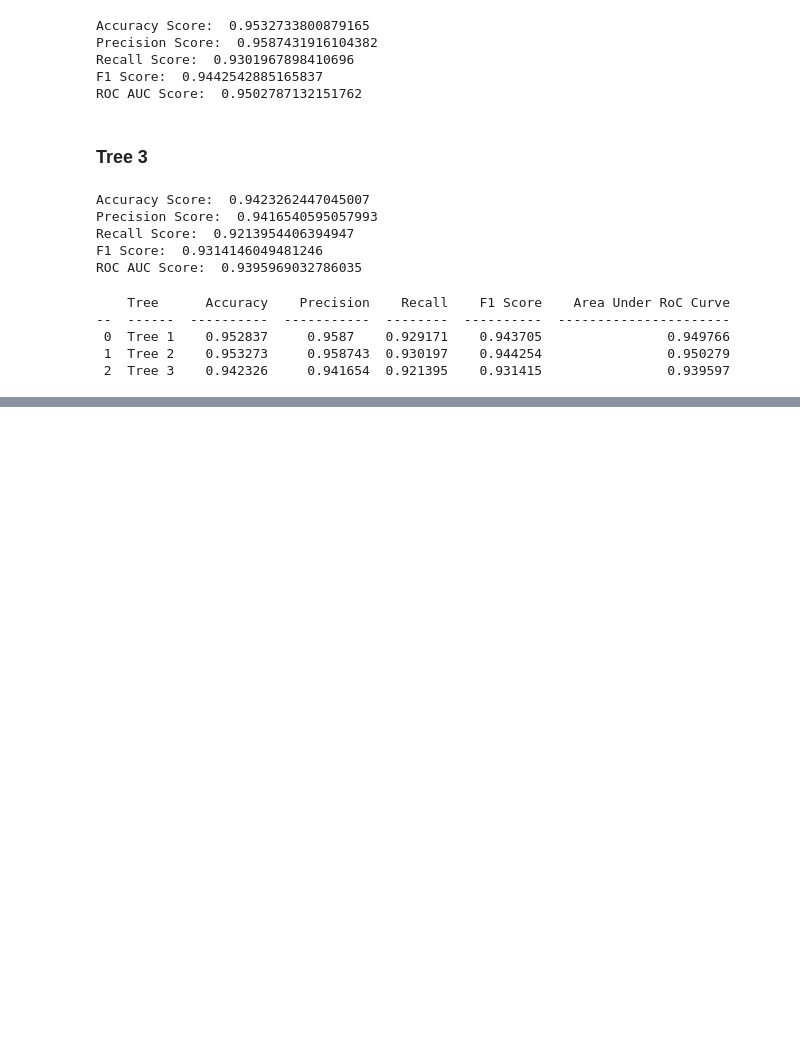
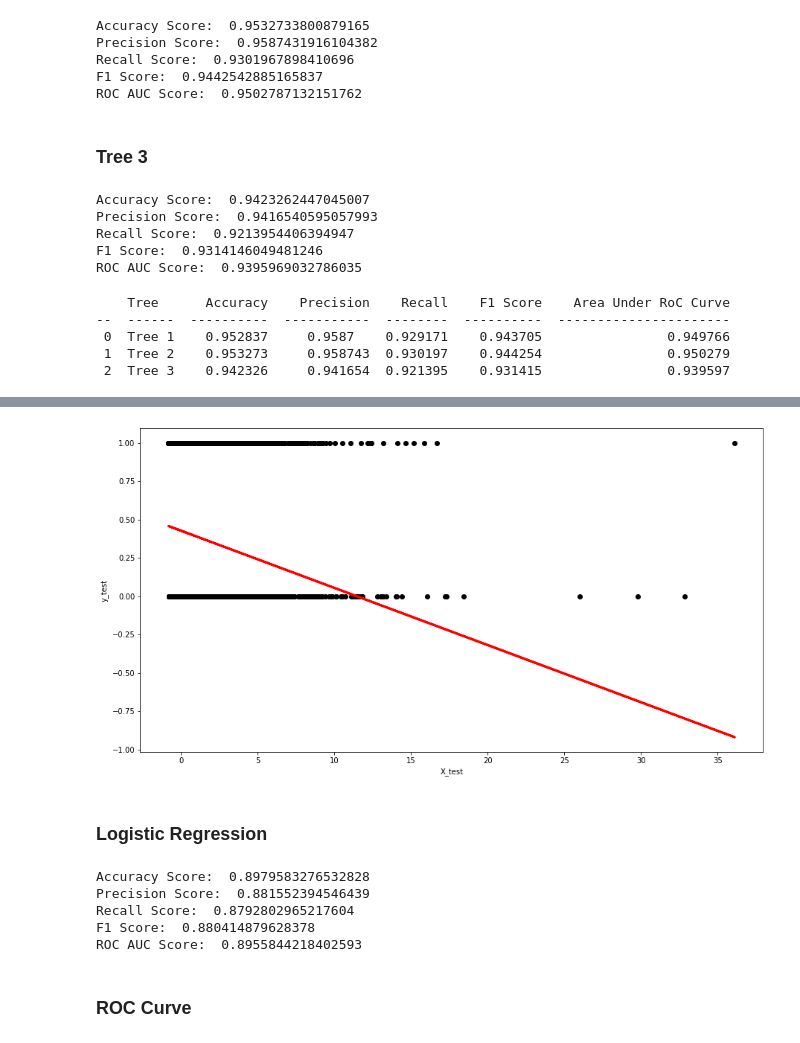
Before and after one commit to itsmokha/Airline-Passenger-Satisfaction, a Jupyter notebook: F20DL_Coursework.ipynb, the cells around one changed output, grey strips where cells are left out. Saved outputs shown, nothing was run; the diff lists cells and outputs as text; code cells hidden in the pictures; blank space fills up the shorter version.

```diff
--- a/F20DL_Coursework.ipynb
+++ b/F20DL_Coursework.ipynb
@@ -1765,0 +1865,11 @@ print(tabulate(df_dt, headers='keys', tablefmt='psgl'))
+# %%
+plt.figure(figsize=(15, 8))
+plt.scatter(X_test, y_test, color="black")
+plt.plot(X_test, y_pred, color="red", linewidth=3)
+plt.xlabel("X_test")
+plt.ylabel("y_test")
+plt.show()
+# %% [output]
+[figure, added]
+# %% [markdown]
+### Logistic Regression
@@ -1765,0 +1896,24 @@ print(tabulate(df_dt, headers='keys', tablefmt='psgl'))
+# %%
+log_reg = LogisticRegression(random_state=0)
+
+log_reg.fit(X_train,y_train)
+y_pred = log_reg.predict(X_train)
+
+acc = accuracy_score(y_train, y_pred)
+presc = precision_score(y_train, y_pred)
+rec = recall_score(y_train, y_pred)
+f1 = f1_score(y_train, y_pred)
+roc = roc_auc_score(y_train, y_pred)
+print("Accuracy Score: ", acc)
+print("Precision Score: ", presc)
+print("Recall Score: ", rec)
+print("F1 Score: ", f1)
+print("ROC AUC Score: ", roc)
+# %% [output]
+Accuracy Score:  0.8979583276532828
+Precision Score:  0.881552394546439
+Recall Score:  0.8792802965217604
+F1 Score:  0.880414879628378
+ROC AUC Score:  0.8955844218402593
+# %% [markdown]
+### ROC Curve
```
Also changed, not shown: parts of 19 cells of this notebook.
